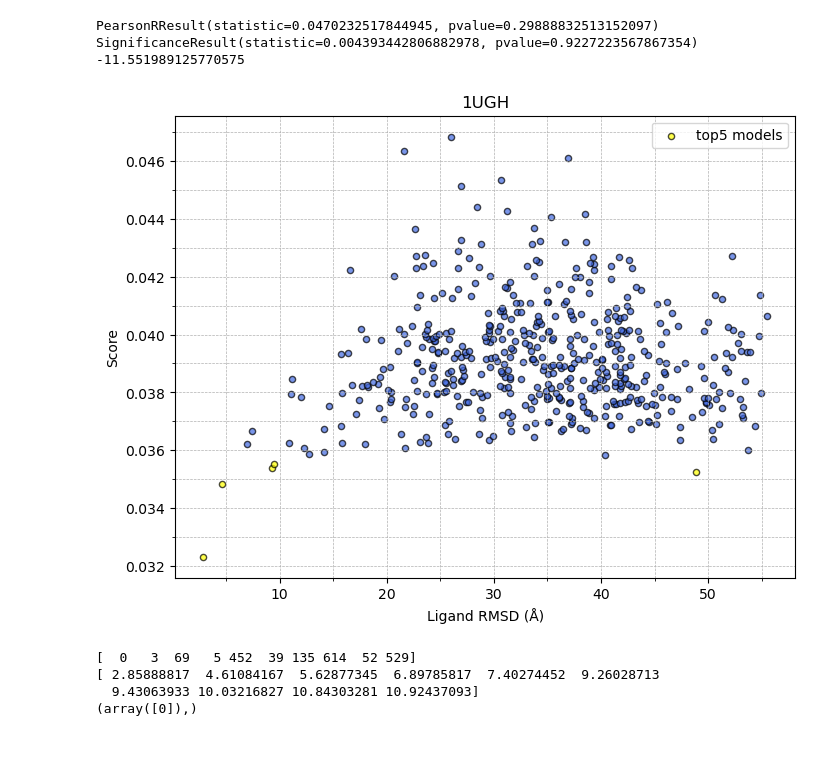
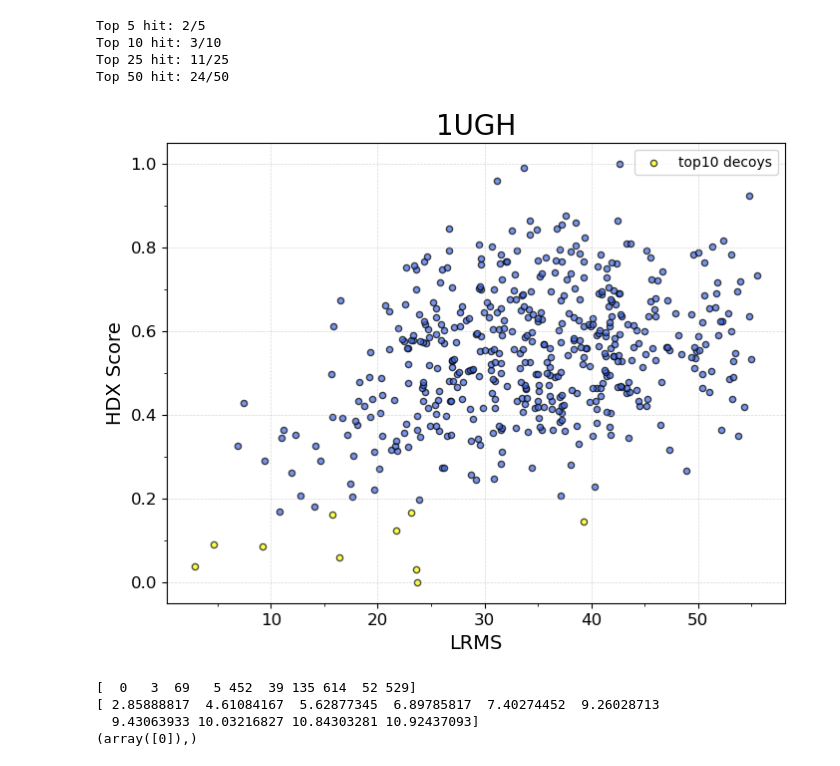
Before and after one commit to SuperChrisW/HDXRank, a Jupyter notebook: script/test.ipynb, the cells around one changed output. Saved outputs shown, nothing was run; the diff lists cells and outputs as text; code cells hidden in the pictures.

```diff
--- a/script/test.ipynb
+++ b/script/test.ipynb
@@ -29,6 +42,9 @@ import matplotlib.pyplot as plt
 def get_true_diff(HDX_fpath, apo_states, complex_states):
     def get_weighted_uptake(HDX_df, protein, state, correction):
         temp_HDX_df = HDX_df[(HDX_df['state']==state) & (HDX_df['protein']==protein)]
+        #temp_HDX_df = temp_HDX_df[(temp_HDX_df['log_t']<2.85) & (temp_HDX_df['log_t']>1.35)]
+        temp_HDX_df = temp_HDX_df[(temp_HDX_df['log_t']==3)]
+
         print(protein, state, temp_HDX_df.shape)
         temp_HDX_df = temp_HDX_df.sort_values(by=['start', 'end'], ascending=[True, True])
 
@@ -64,6 +80,7 @@ def get_true_diff(HDX_fpath, apo_states, complex_states):
             true_complex[l] = u
         complex_mtx.update(U_complex_mtx)
 
+    print(apo_mtx, complex_mtx)
     true_diff = {}
     diff_mtx = {}
     for key in true_apo.keys():
@@ -73,14 +90,15 @@ def get_true_diff(HDX_fpath, apo_states, complex_states):
     return true_diff, diff_mtx
 
 # Delta true diff
-HDX_fpath = '/home/lwang/models/HDX_LSTM/data/Latest_test/hdock/HDX_files/BioChem_UNGUGI_revised.xlsx'
-apo_states = [('hUNG', 'apo', -9)] # protein, state, residue id correction
+apo_states = [('hUNG', 'apo', -9)]
 complex_states = [('hUNG-UGI', 'complex', -9)]
 true_diff, diff_RFU_mtx = get_true_diff(HDX_fpath, apo_states, complex_states)
 
 plt.figure(figsize=(30, 15))
 plt.tight_layout()
 plt.subplot(2, 1, 1) # 2 row, 1 columns, 1st subplot
+plt.title(f'1UGH_A', fontsize=20)
+
 x_labels = list(true_diff.keys())
 x_positions = np.arange(len(x_labels))  # numerical positions for x-axis
 plt.xticks(x_positions, x_labels, rotation=90)  # apply labels with rotation for clarity
@@ -95,7 +113,6 @@ for time in sorted_times:
 plt.plot(x_positions, list(true_diff.values()), label='True diff', color='k', marker='o', linestyle='-', linewidth=2, markersize=5)
 plt.ylabel('RFU difference')
 plt.axhline(y=0, color='r', linestyle='--', label='Zero line')
-plt.ylim(-1, 1)
 plt.grid(True)
 plt.legend()
 
@@ -103,6 +120,8 @@ apo_states = [('UGI', 'apo', 0)]
 complex_states = [('UGI-hUNG', 'complex', 0)]
 true_diff, diff_RFU_mtx = get_true_diff(HDX_fpath, apo_states, complex_states)
 plt.subplot(2, 1, 2) # 2 row, 1 columns, 1st subplot
+plt.title(f'1UGH_B', fontsize=20)
+
 x_labels = list(true_diff.keys())
 x_positions = np.arange(len(x_labels))  # numerical positions for x-axis
 plt.xticks(x_positions, x_labels, rotation=90)  # apply labels with rotation for clarity
@@ -117,9 +136,8 @@ for time in sorted_times:
 plt.plot(x_positions, list(true_diff.values()), label='True diff', color='k', marker='o', linestyle='-', linewidth=2, markersize=5)
 plt.ylabel('RFU difference')
 plt.axhline(y=0, color='r', linestyle='--', label='Zero line')
-plt.ylim(-1, 1)
 plt.grid(True)
 plt.legend()
 plt.show()
-#plt.savefig(f'/home/lwang/models/HDX_LSTM/data/Latest_test/hdock/diff_HDX.png', dpi=300)
+#plt.savefig(f'/home/lwang/models/HDX_LSTM/data/Latest_test/hdock/diff_HDX_{protein_name}_cluster{cluster_id}.png', dpi=300)
 # %% [output]
@@ -420,38 +497,44 @@ No artists with labels found to put in legend.  Note that artists whose label st
 # %%
 # plot RMSD and mae index
 from scipy.stats import pearsonr, spearmanr
 from sklearn.metrics import r2_score
 from matplotlib.ticker import AutoMinorLocator
 
-protein_name = '1UGH'
-rmsd = np.array([i[2] for i in sorted_batch])
-maes = np.array([i[0] for i in sorted_batch])
+top5_common = len(set(HDX_top30[:5]).intersection(set(rmsd_top30[:5])))
+top10_common = len(set(HDX_top30[:10]).intersection(set(rmsd_top30[:10])))
+top25_common = len(set(HDX_top30[:25]).intersection(set(rmsd_top30[:25])))
+top50_common = len(set(HDX_top30[:50]).intersection(set(rmsd_top30[:50])))
 
-pcc = pearsonr(maes, rmsd)
-scc = spearmanr(maes, rmsd)
-r_squared = r2_score(rmsd, maes)
-print(pcc)
-print(scc)
-print(r_squared)
+print(f"Top 5 hit: {top5_common}/5")
+print(f"Top 10 hit: {top10_common}/10")
+print(f"Top 25 hit: {top25_common}/25")
+print(f"Top 50 hit: {top50_common}/50")
+
+
+maes = [i[0] for i in sorted_batch]
+rmsd = [i[2] for i in sorted_batch]
 
 plt.figure(figsize=(8, 6))
-plt.ylabel('Score')
-plt.xlabel('Ligand RMSD (Å)')
-plt.scatter(rmsd[:5], maes[:5], alpha=0.7, edgecolor='black', color='yellow', s=20, label = 'top5 models')
-plt.scatter(rmsd[5:], maes[5:], alpha=0.7, edgecolor='black', color='royalblue', s=20)
+plt.ylabel('HDX Score', fontsize=14)
+plt.xlabel('LRMS', fontsize=14)
+plt.grid(True, which = 'major', linestyle='--', linewidth=0.5, alpha = 0.5)
+plt.scatter(rmsd[:10], maes[:10], alpha=0.7, edgecolor='black', color='yellow', s=20, label = 'top10 decoys')
+plt.scatter(rmsd[10:], maes[10:], alpha=0.7, edgecolor='black', color='royalblue', s=20)
 
-plt.title(f'1UGH')
-plt.grid(True, which='both', linestyle='--', linewidth=0.5)
+plt.title(f'{protein_name}', fontsize=20)
 plt.minorticks_on()
+plt.tick_params(axis='both', labelsize=12)
 plt.gca().xaxis.set_minor_locator(AutoMinorLocator(2))
 plt.gca().yaxis.set_minor_locator(AutoMinorLocator(2))
 plt.legend()
+#plt.show()
 plt.savefig(f'/home/lwang/models/HDX_LSTM/data/Latest_test/hdock/{protein_name}_RMSD_MAE.png', dpi = 300)
 # %% [output]
-PearsonRResult(statistic=0.0470232517844945, pvalue=0.29888832513152097)
-SignificanceResult(statistic=0.004393442806882978, pvalue=0.9227223567867354)
--11.551989125770575
+Top 5 hit: 2/5
+Top 10 hit: 3/10
+Top 25 hit: 11/25
+Top 50 hit: 24/50
-[figure, old version]
+[figure, new version]
 # %%
 # calculate structure RMSD
 from Bio.PDB import PDBParser
```
Also changed, not shown: parts of 6 cells of this notebook, 4 other files.
